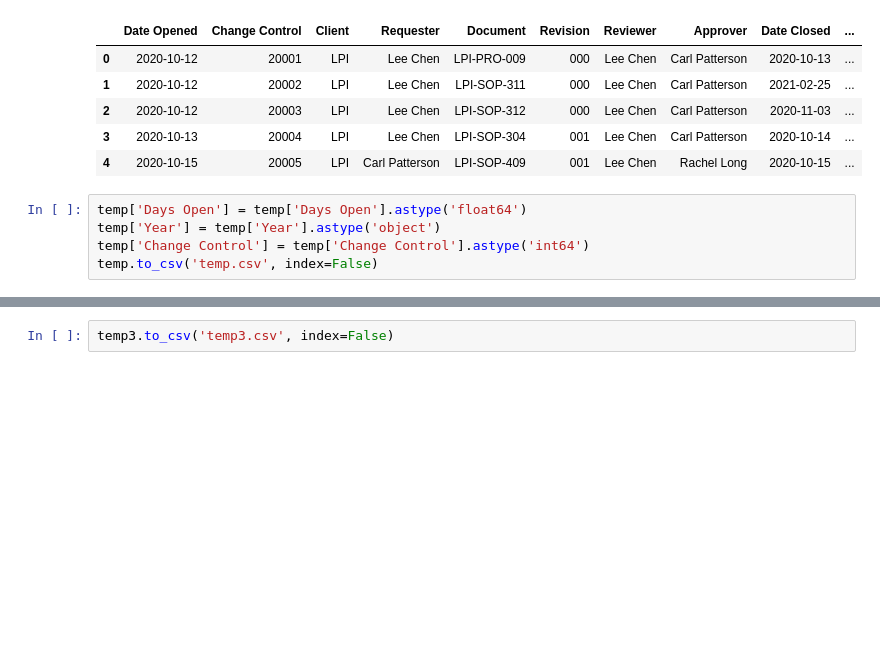
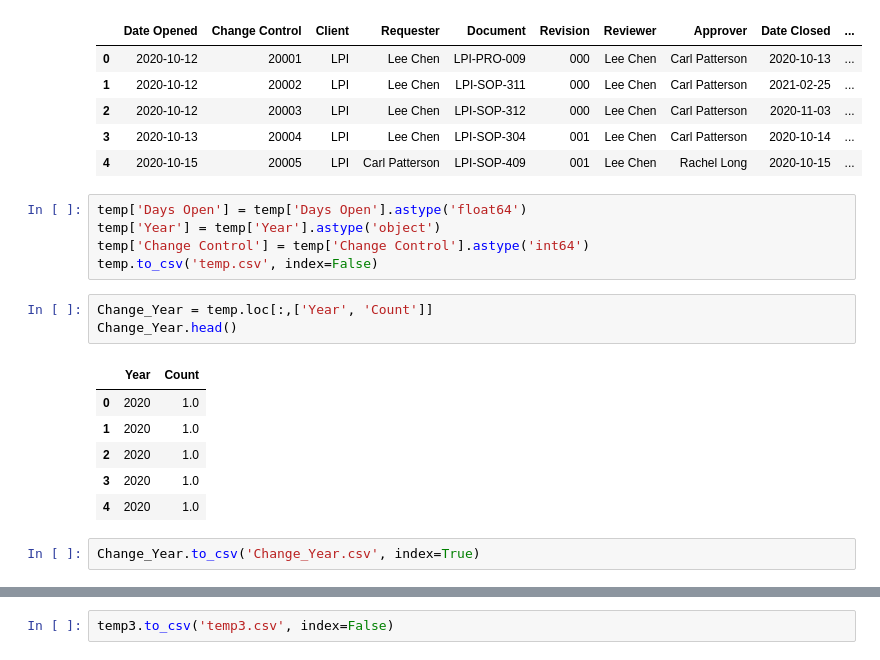
Before and after one commit to cpatterson71/Quality_Dashboard, a Jupyter notebook: Quality_Data_Clean_Up.ipynb, the cells around one changed output, grey strips where cells are left out. Cells and saved outputs as stored; diff of their text form; blank space fills up the shorter version.

```diff
--- a/Quality_Data_Clean_Up.ipynb
+++ b/Quality_Data_Clean_Up.ipynb
@@ -70,3 +70,15 @@ temp['Days Open'] = temp['Days Open'].astype('float64')
 temp['Year'] = temp['Year'].astype('object')
 temp['Change Control'] = temp['Change Control'].astype('int64')
 temp.to_csv('temp.csv', index=False)
+# %%
+Change_Year = temp.loc[:,['Year', 'Count']]
+Change_Year.head()
+# %% [output]
+|  | Year | Count |
+| 0 | 2020 | 1.0 |
+| 1 | 2020 | 1.0 |
+| 2 | 2020 | 1.0 |
+| 3 | 2020 | 1.0 |
+| 4 | 2020 | 1.0 |
+# %%
+Change_Year.to_csv('Change_Year.csv', index=True)
```
Also changed, not shown: parts of 14 cells of this notebook, 4 other files.
